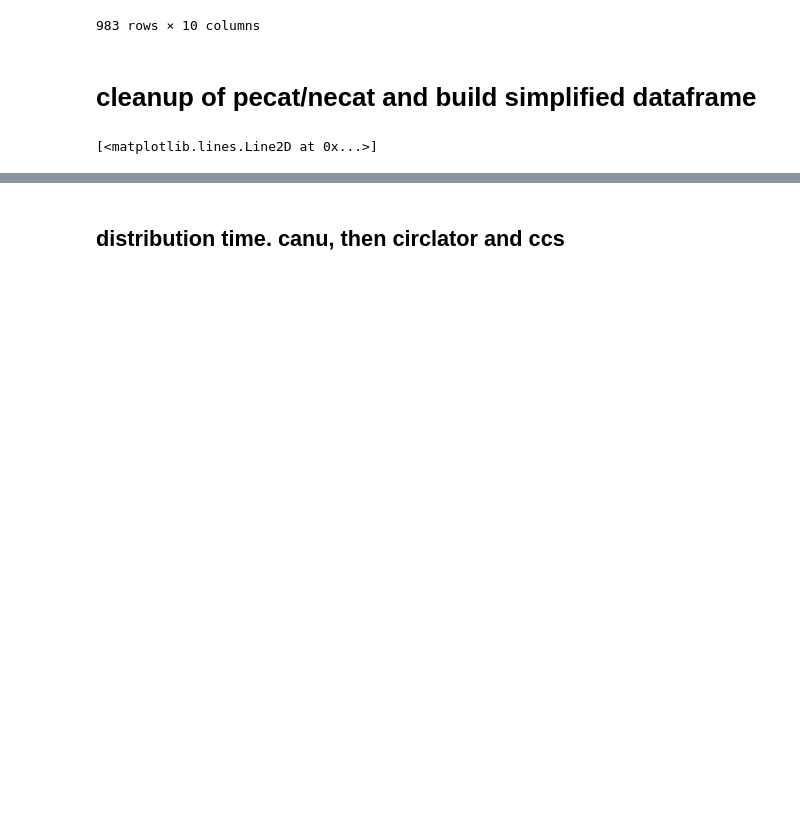
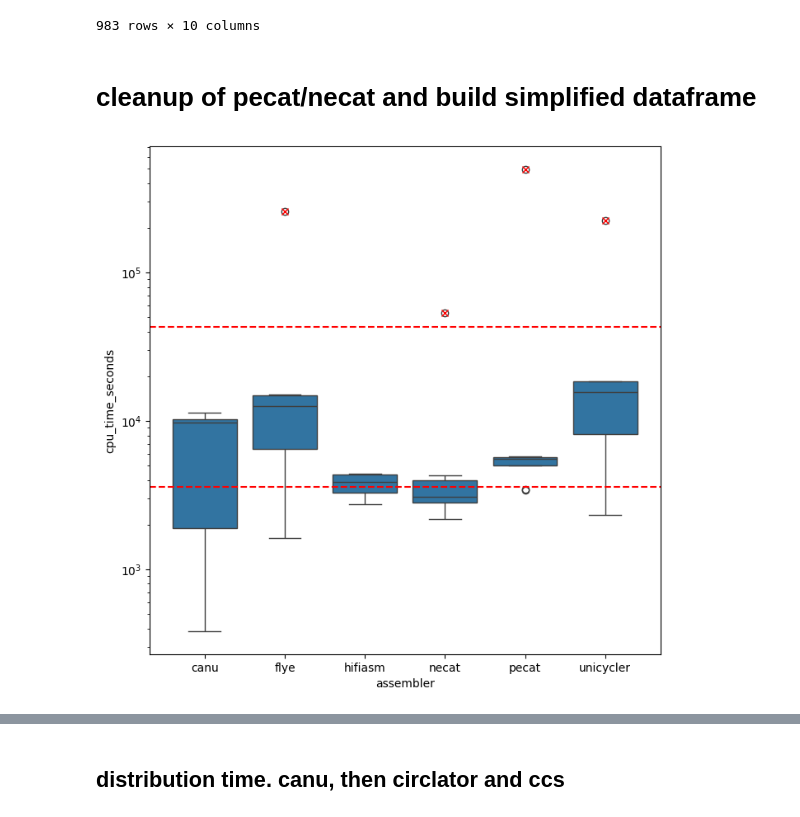
Before and after one commit to cokelaer/paper_LORA, a Jupyter notebook: resources.ipynb, the cells around one changed output, grey strips where cells are left out. Drawn from its saved outputs; the diff is of its cells as text; code cells hidden in the pictures; blank space fills up the shorter version.

```diff
--- a/resources.ipynb
+++ b/resources.ipynb
@@ -100,18 +98,19 @@ dd_cpu_times = pd.concat([
 # %%
 
 sns.boxplot(
     data=dd_cpu_times,
     x='assembler',
     y='cpu_time_seconds',
     order=["canu", "flye", "hifiasm", "necat", "pecat", "unicycler"]
 )
 gca().set_yscale("log")
 axhline(3600, ls='--', color='r')
 axhline(3600*12, ls='--', color='r')
 
 plot([1,3,4,5], [259000, 53588, 498360, 223872], 'xr')
+show()
 # %% [output]
-[<matplotlib.lines.Line2D at 0x...>]
+[figure, added]
 # %%
 columns = ['exp', 'assembler', 'circlator']
 tokeep = ['memory_gb']
```
Also changed, not shown: parts of 5 cells of this notebook.
